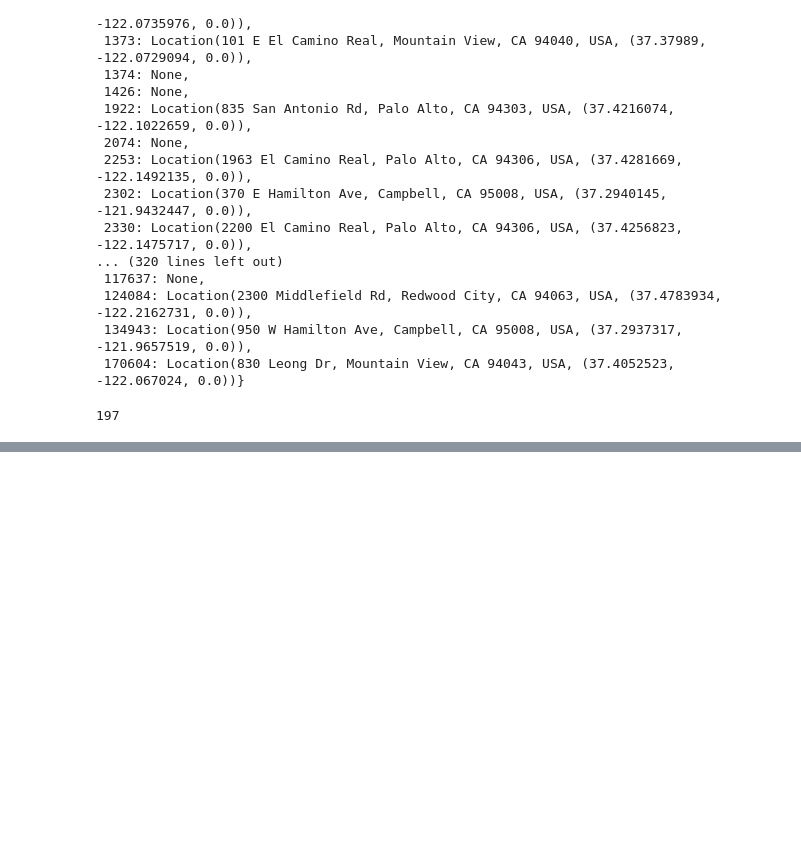
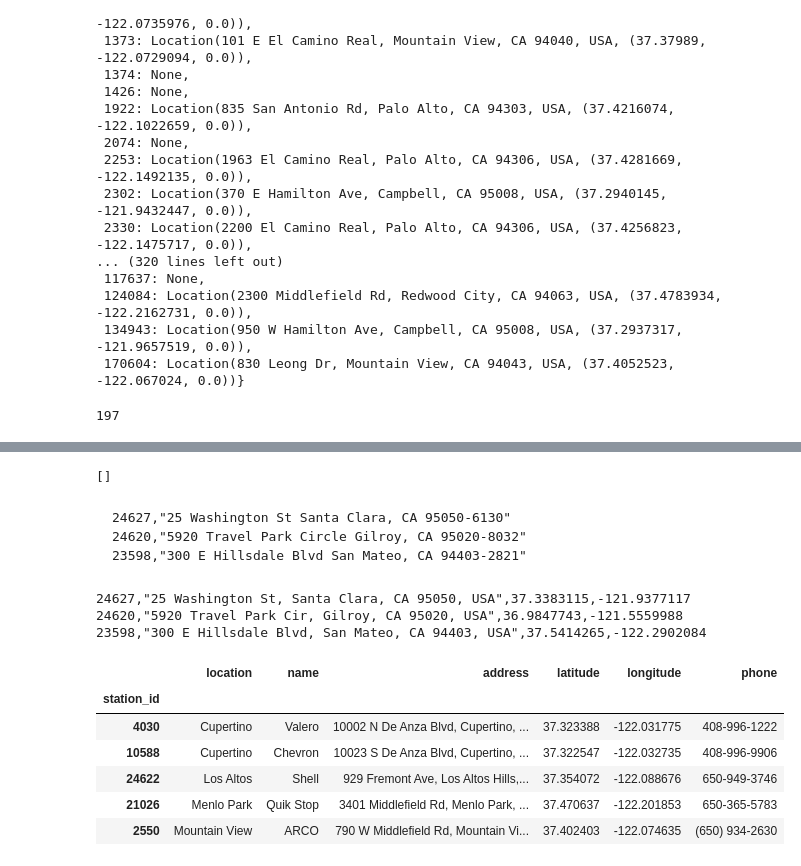
Before and after one commit to niklele/gas-db-experiments, a Jupyter notebook: stations.ipynb, the cells around one changed output, grey strips where cells are left out. Drawn from its saved outputs; the diff is of its cells as text; code cells hidden in the pictures; blank space fills up the shorter version.

````diff
--- a/stations.ipynb
+++ b/stations.ipynb
@@ -481,0 +589,7 @@ for station_id, loc in locations.items():
+# %%
+# combine locations1,7,9 csv
+locations_combined = pd.read_csv('data/locations_1.csv', header=0, index_col=0)
+locations_combined = locations_combined.append(pd.read_csv('data/locations_7.csv', header=0, index_col=0))
+locations_combined = locations_combined.append(pd.read_csv('data/locations_9.csv', header=0, index_col=0))
+locations_combined = locations_combined.drop_duplicates()
+locations_combined.info()
@@ -481,0 +615,41 @@ for station_id, loc in locations.items():
+# %%
+# missing stations
+missing_2 = list(set(stations.index) - set(locations_combined.index))
+print(missing_2)
+for station_id in missing_2:
+    print("{0},\"{1}\"".format(station_id, stations.loc[station_id].address))
+# %% [output]
+[]
+# %% [markdown]
+```
+24627,"25 Washington St Santa Clara, CA 95050-6130"
+24620,"5920 Travel Park Circle Gilroy, CA 95020-8032"
+23598,"300 E Hillsdale Blvd San Mateo, CA 94403-2821"
+```
+# %%
+missing_3 = [(24627, "25 Washington St Santa Clara, CA 95050-6130"),
+             (24620, "5920 Travel Park Circle Gilroy, CA 95020-8032"),
+             (23598, "300 E Hillsdale Blvd San Mateo, CA 94403-2821")]
+
+for station_id, address in missing_3:
+    loc = geolocator.geocode(address)
+    print("{0},\"{1}\",{2},{3}".format(station_id, loc.address, loc.latitude, loc.longitude))
+# %% [output]
+24627,"25 Washington St, Santa Clara, CA 95050, USA",37.3383115,-121.9377117
+24620,"5920 Travel Park Cir, Gilroy, CA 95020, USA",36.9847743,-121.5559988
+23598,"300 E Hillsdale Blvd, San Mateo, CA 94403, USA",37.5414265,-122.2902084
+# %%
+# combine locations_combined with stations
+# (station_id, address, latitude, longitude) from locations_combined
+# (station_id, locations, name, phone) from stations
+stations_combined = locations_combined.join(stations, rsuffix="_old")
+stations_combined = stations_combined[['location','name','address','latitude','longitude','phone']]
+stations_combined.head(5)
+# %% [output]
+|  | location | name | address | latitude | longitude | phone |
+| station_id |  |  |  |  |  |  |
+| 4030 | Cupertino | Valero | 10002 N De Anza Blvd, Cupertino, ... | 37.323388 | -122.031775 | 408-996-1222 |
+| 10588 | Cupertino | Chevron | 10023 S De Anza Blvd, Cupertino, ... | 37.322547 | -122.032735 | 408-996-9906 |
+| 24622 | Los Altos | Shell | 929 Fremont Ave, Los Altos Hills,... | 37.354072 | -122.088676 | 650-949-3746 |
+| 21026 | Menlo Park | Quik Stop | 3401 Middlefield Rd, Menlo Park, ... | 37.470637 | -122.201853 | 650-365-5783 |
+| 2550 | Mountain View | ARCO | 790 W Middlefield Rd, Mountain Vi... | 37.402403 | -122.074635 | (650) 934-2630 |
````
Also changed, not shown: parts of 15 cells of this notebook.
